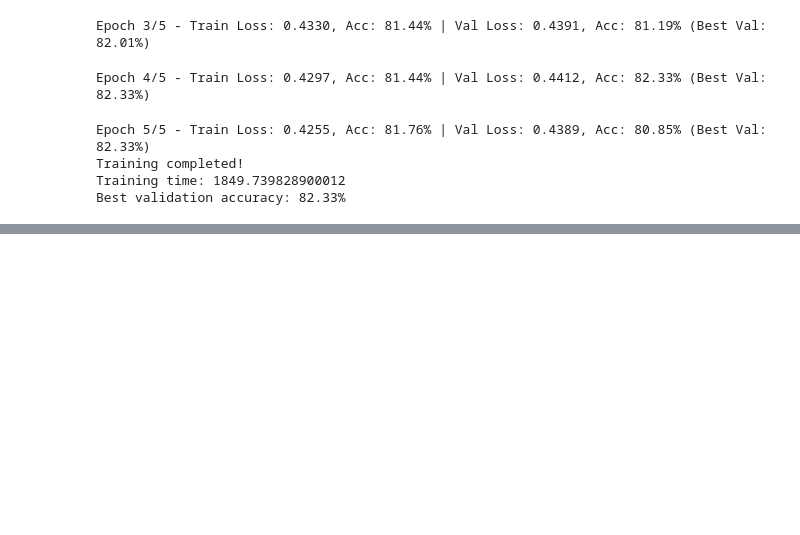
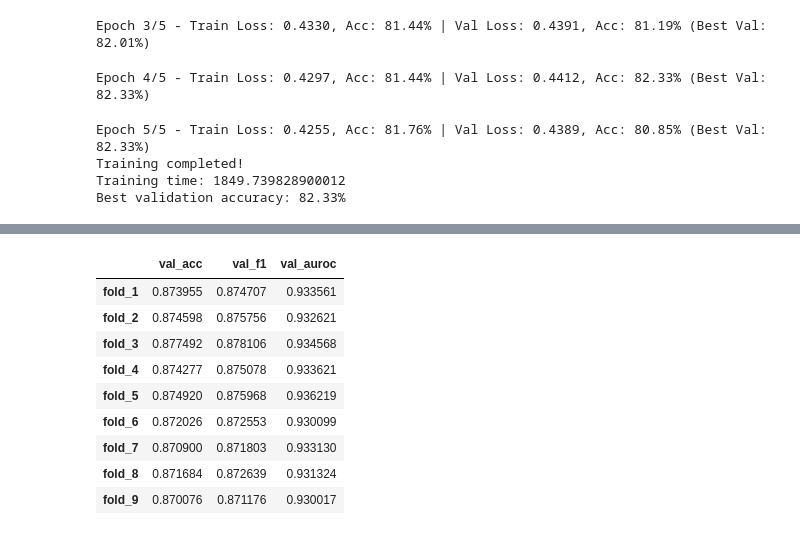
Before and after one commit to ml-phan/manufacturing-tech-gnn, a Jupyter notebook: gin_classification.ipynb, the cells around one changed output, grey strips where cells are left out. Drawn from its saved outputs; the diff is of its cells as text; code cells hidden in the pictures; blank space fills up the shorter version.

Commit message:
Optuna-tuned XGBoost and GINE

```diff
--- a/gin_classification.ipynb
+++ b/gin_classification.ipynb
@@ -208,10 +211,7 @@ Training time: 1849.739828900012
 Best validation accuracy: 82.33%
 # %%
 import joblib
-torch.cuda.empty_cache()
-model_save_path = "dynamic_gin_embedding_model.pth"
-torch.save(model.state_dict(), model_save_path)
-# save training history
-history_save_path = "gin_embed_training_history.pkl"
-with open(history_save_path, "wb") as f:
-    joblib.dump(history, f)
+import optuna
+optuna_result = r"optuna_results_20250820_213139.pkl"
+with open(optuna_result, "rb") as f:
+    optuna_results = joblib.load(f)
@@ -249,0 +316,3 @@ example_list[:0] + example_list[1:]
+# %%
+with open(r"gin_optuna_50_20250822.pkl", "rb") as f:
+    all_folds_best_params = joblib.load(f)
@@ -249,0 +371,26 @@ example_list[:0] + example_list[1:]
+# %%
+from copy import deepcopy
+all_folds_best_params_updated = deepcopy(all_folds_best_params)
+for i in range(1,10):
+    all_folds_best_params_updated[f"fold_{i}"]["val_tracker"]["auroc"] = all_folds_best_params[f"fold_{i}"]["val_tracker"]["auroc"][(i-1) * 200: i * 200]
+    all_folds_best_params_updated[f"fold_{i}"]["val_tracker"]["f1"] = all_folds_best_params[f"fold_{i}"]["val_tracker"]["f1"][(i-1) * 200: i * 200]
+    all_folds_best_params_updated[f"fold_{i}"]["val_tracker"]["acc"] = all_folds_best_params[f"fold_{i}"]["val_tracker"]["acc"][(i-1) * 200: i * 200]
+    all_folds_best_params_updated[f"fold_{i}"]["train_tracker"]["auroc"] = all_folds_best_params[f"fold_{i}"]["train_tracker"]["auroc"][(i-1) * 200: i * 200]
+    all_folds_best_params_updated[f"fold_{i}"]["train_tracker"]["f1"] = all_folds_best_params[f"fold_{i}"]["train_tracker"]["f1"][(i-1) * 200: i * 200]
+    all_folds_best_params_updated[f"fold_{i}"]["train_tracker"]["auraccoc"] = all_folds_best_params[f"fold_{i}"]["train_tracker"]["acc"][(i-1) * 200: i * 200]
+# %%
+metrics = [(max(item.get("val_tracker").get("acc")).item(), max(item.get("val_tracker").get("f1")).item(), max(item.get("val_tracker").get("auroc")).item()) for item in all_folds_best_params_updated.values()]
+# %%
+import pandas as pd
+pd.DataFrame(metrics, columns=["val_acc", "val_f1", "val_auroc"], index=[f"fold_{i}" for i in range(1,10)])
+# %% [output]
+|  | val_acc | val_f1 | val_auroc |
+| fold_1 | 0.873955 | 0.874707 | 0.933561 |
+| fold_2 | 0.874598 | 0.875756 | 0.932621 |
+| fold_3 | 0.877492 | 0.878106 | 0.934568 |
+| fold_4 | 0.874277 | 0.875078 | 0.933621 |
+| fold_5 | 0.874920 | 0.875968 | 0.936219 |
+| fold_6 | 0.872026 | 0.872553 | 0.930099 |
+| fold_7 | 0.870900 | 0.871803 | 0.933130 |
+| fold_8 | 0.871684 | 0.872639 | 0.931324 |
+| fold_9 | 0.870076 | 0.871176 | 0.930017 |
```
Also changed, not shown: parts of 24 cells of this notebook, 27 other files.
